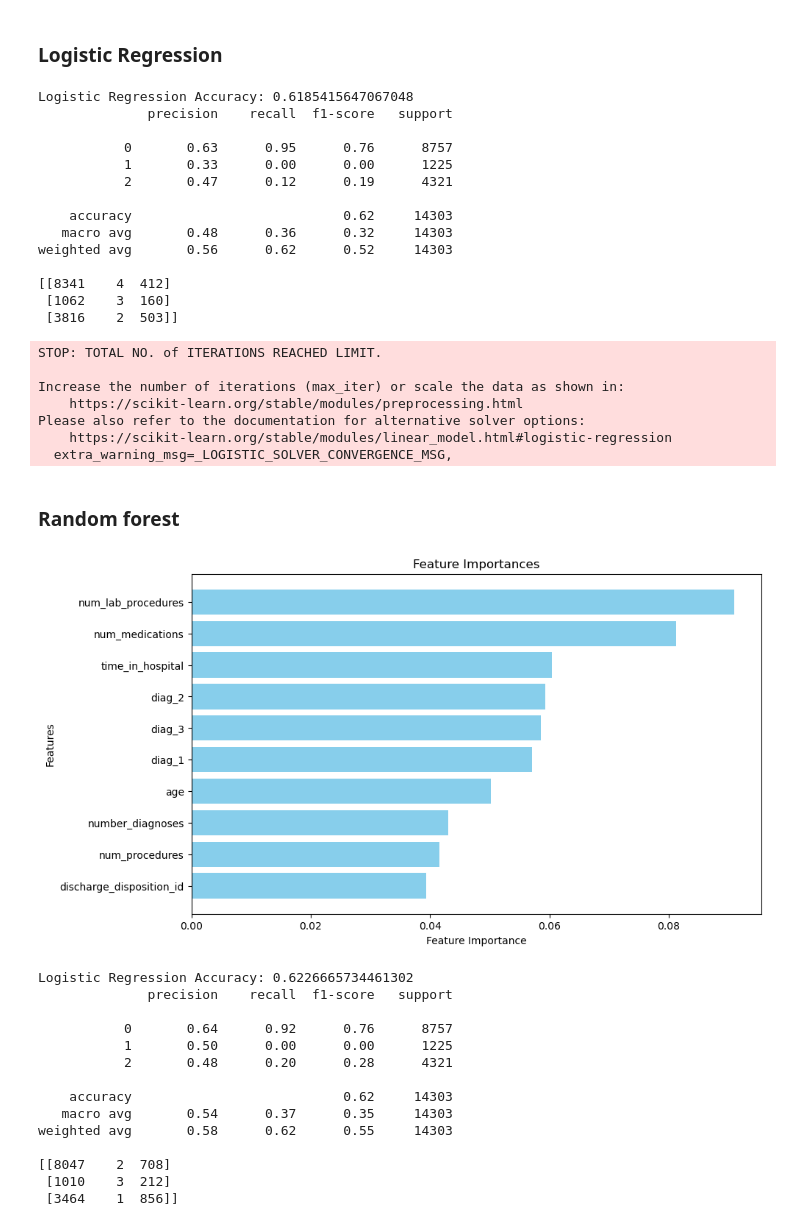
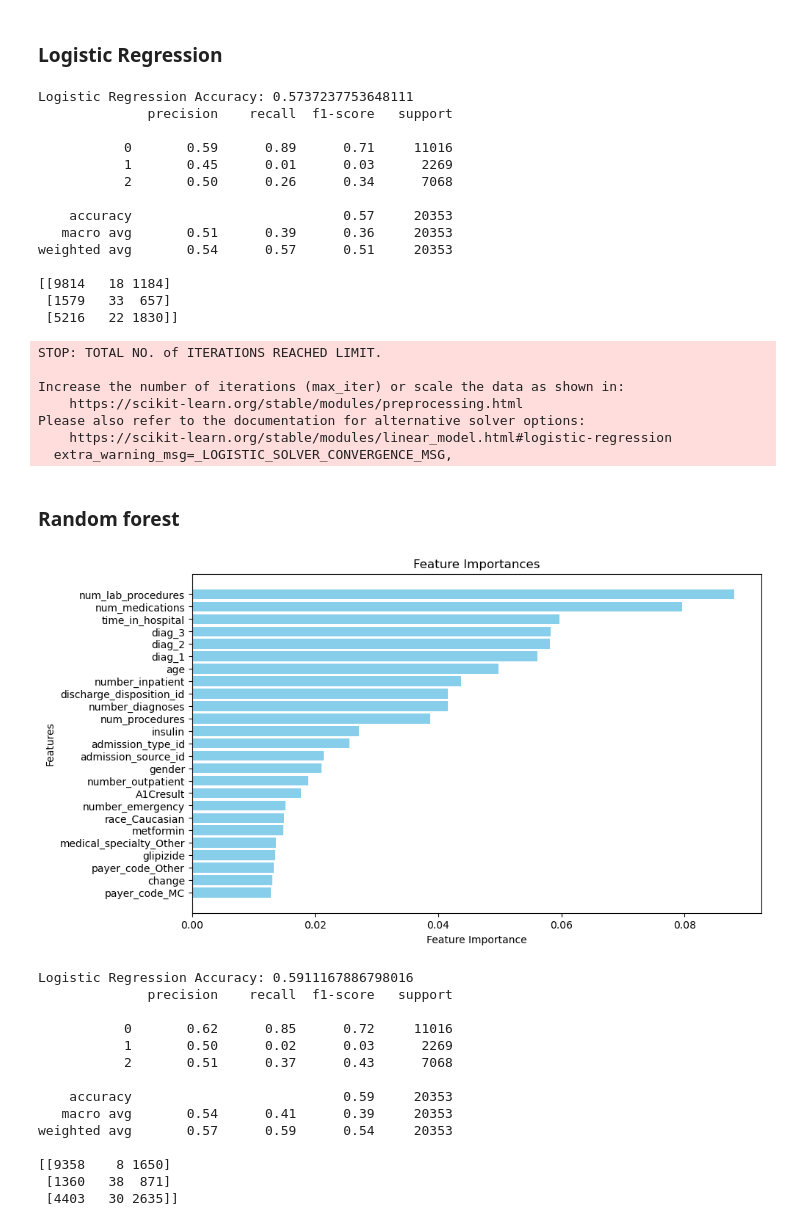
Before and after one commit to Coolnam3/ML_Project, a Jupyter notebook: main.ipynb, the cells around one changed output. Drawn from its saved outputs; the diff is of its cells as text; code cells hidden in the pictures.

```diff
--- a/main.ipynb
+++ b/main.ipynb
@@ -118,5 +114,3 @@ There are several duplicates in the dataset. Which can be seen when looking at t
-# %%
-data = data.drop_duplicates(subset=['patient_nbr'])
 # %% [markdown]
 ### Handle missing values
 Some of the features are missing many values to make a significant difference and some are not useful e.g. 'patient_nbr'
@@ -202,7 +197,7 @@ columns_to_drop=['weight','patient_nbr','encounter_id',
                  'troglitazone','tolazamide','examide', 'citoglipton',
                  'glyburide-metformin','glipizide-metformin',
                  'glimepiride-pioglitazone','metformin-rosiglitazone',
-                 'metformin-pioglitazone']
+                 'metformin-pioglitazone','max_glu_serum']
 
 data.drop(columns=columns_to_drop,  inplace=True)
 
@@ -250,9 +245,6 @@ data['age'] = data['age'].map({'[0-10)':0, '[10-20)':1, '[20-30)':2, '[30-40)':3
 
 data['readmitted'] = data['readmitted'].map({'NO': 0, '<30': 1,'>30':2}).astype('int64')
 
-data['max_glu_serum'] = data['max_glu_serum'].map({'None': 0, 'Norm': 1,'>200':2,'>300':3}).astype('int64')
-
-A1Cresult=[['None','Norm','>7','>8']]
 data['A1Cresult'] = data['A1Cresult'].map({'None': 0, 'Norm': 1,'>7':2,'>8':3}).astype('int64')
 # %% [markdown]
 Encode the diagnoses
@@ -413,20 +405,20 @@ print("Logistic Regression Accuracy:", accuracy_score(y_test, y_pred_log_reg))
 print(classification_report(y_test, y_pred_log_reg))
 print(confusion_matrix(y_test, y_pred_log_reg))
 # %% [output]
-Logistic Regression Accuracy: 0.6185415647067048
+Logistic Regression Accuracy: 0.5737237753648111
               precision    recall  f1-score   support
 
-           0       0.63      0.95      0.76      8757
-           1       0.33      0.00      0.00      1225
-           2       0.47      0.12      0.19      4321
+           0       0.59      0.89      0.71     11016
+           1       0.45      0.01      0.03      2269
+           2       0.50      0.26      0.34      7068
 
-    accuracy                           0.62     14303
-   macro avg       0.48      0.36      0.32     14303
-weighted avg       0.56      0.62      0.52     14303
+    accuracy                           0.57     20353
+   macro avg       0.51      0.39      0.36     20353
+weighted avg       0.54      0.57      0.51     20353
 
-[[8341    4  412]
- [1062    3  160]
- [3816    2  503]]
+[[9814   18 1184]
+ [1579   33  657]
+ [5216   22 1830]]
 STOP: TOTAL NO. of ITERATIONS REACHED LIMIT.
 
 Increase the number of iterations (max_iter) or scale the data as shown in:
@@ -443,9 +435,9 @@ rfc.fit(X_train, y_train)
 
 rfc_y_pred = rfc.predict(X_test)
 # %%
-plot_feature_importances(rfc,10)
+plot_feature_importances(rfc,25)
 # %% [output]
-[figure, old version]
+[figure, new version]
 # %%
 
 # Evaluate
@@ -454,17 +446,17 @@ print("Logistic Regression Accuracy:", accuracy_score(y_test,rfc_y_pred))
 print(classification_report(y_test, rfc_y_pred))
 print(confusion_matrix(y_test, rfc_y_pred))
 # %% [output]
-Logistic Regression Accuracy: 0.6226665734461302
+Logistic Regression Accuracy: 0.5911167886798016
               precision    recall  f1-score   support
 
-           0       0.64      0.92      0.76      8757
-           1       0.50      0.00      0.00      1225
-           2       0.48      0.20      0.28      4321
+           0       0.62      0.85      0.72     11016
+           1       0.50      0.02      0.03      2269
+           2       0.51      0.37      0.43      7068
 
-    accuracy                           0.62     14303
-   macro avg       0.54      0.37      0.35     14303
-weighted avg       0.58      0.62      0.55     14303
+    accuracy                           0.59     20353
+   macro avg       0.54      0.41      0.39     20353
+weighted avg       0.57      0.59      0.54     20353
 
-[[8047    2  708]
- [1010    3  212]
- [3464    1  856]]
+[[9358    8 1650]
+ [1360   38  871]
+ [4403   30 2635]]
```
Also changed, not shown: parts of 5 cells of this notebook.
